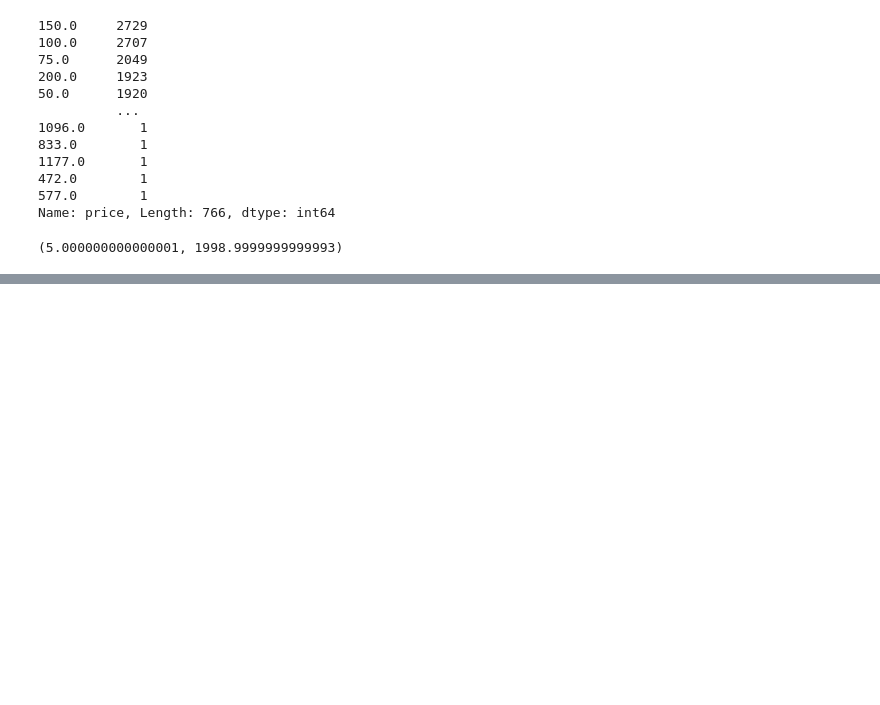
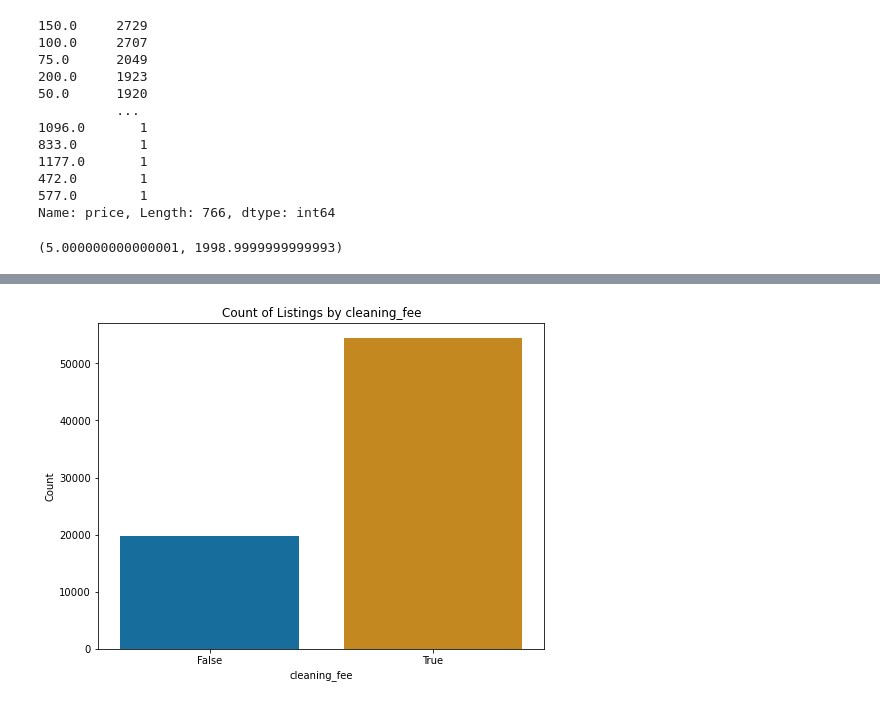
Before and after one commit to SNPraveenCh/UMBC-DATA606-Capstone, a Jupyter notebook: notebooks/Project.ipynb, the cells around one changed output, grey strips where cells are left out. Saved outputs shown, nothing was run; the diff lists cells and outputs as text; code cells hidden in the pictures; blank space fills up the shorter version.

```diff
--- a/notebooks/Project.ipynb
+++ b/notebooks/Project.ipynb
@@ -187,0 +229,9 @@ dtype: int64
+# %%
+plt.figure(figsize=(8, 6))
+sns.countplot(x='cleaning_fee', data=df, palette='colorblind')
+plt.title('Count of Listings by cleaning_fee')
+plt.xlabel('cleaning_fee')
+plt.ylabel('Count')
+plt.show()
+# %% [output]
+[figure, added]
```
Also changed, not shown: parts of 24 cells of this notebook, 1 other file.
